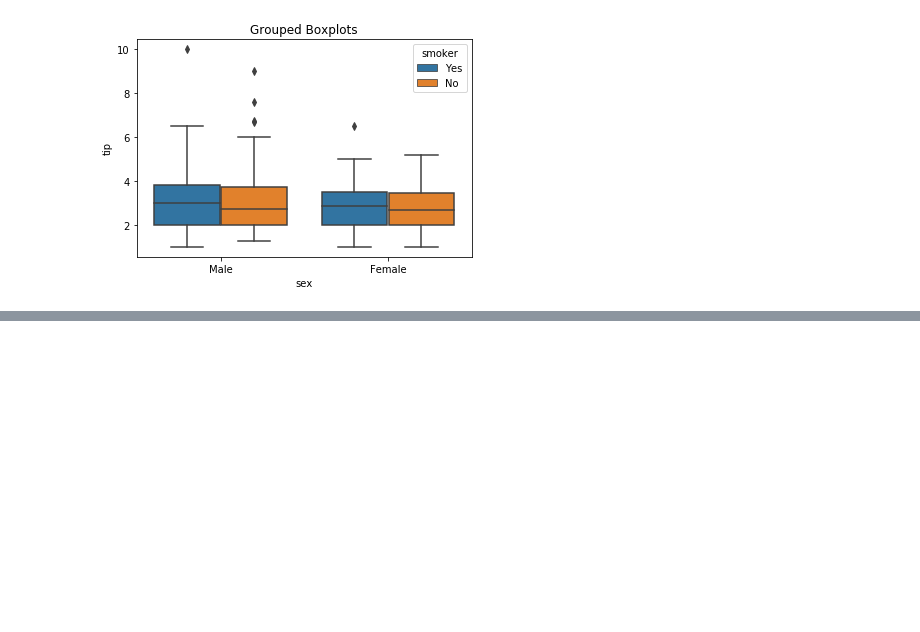
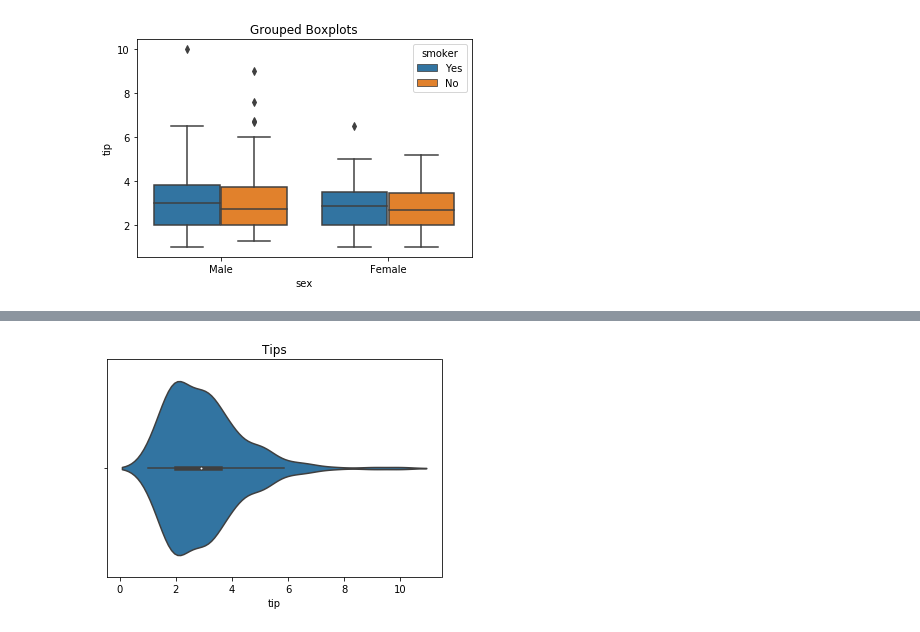
Before and after one commit to ajaytech002/visualization, a Jupyter notebook: Seaborn Demo Examples.ipynb, the cells around one changed output, grey strips where cells are left out. Cells and saved outputs as stored; diff of their text form; code cells hidden in the pictures; blank space fills up the shorter version.

```diff
--- a/Seaborn Demo Examples.ipynb
+++ b/Seaborn Demo Examples.ipynb
@@ -614,0 +642,6 @@ plt.show()
+# %%
+sns.violinplot(data=tips,x='tip')
+plt.title('Tips')
+plt.show()
+# %% [output]
+[figure, added]
```
Also changed, not shown: parts of 11 cells of this notebook, 8 other files.
